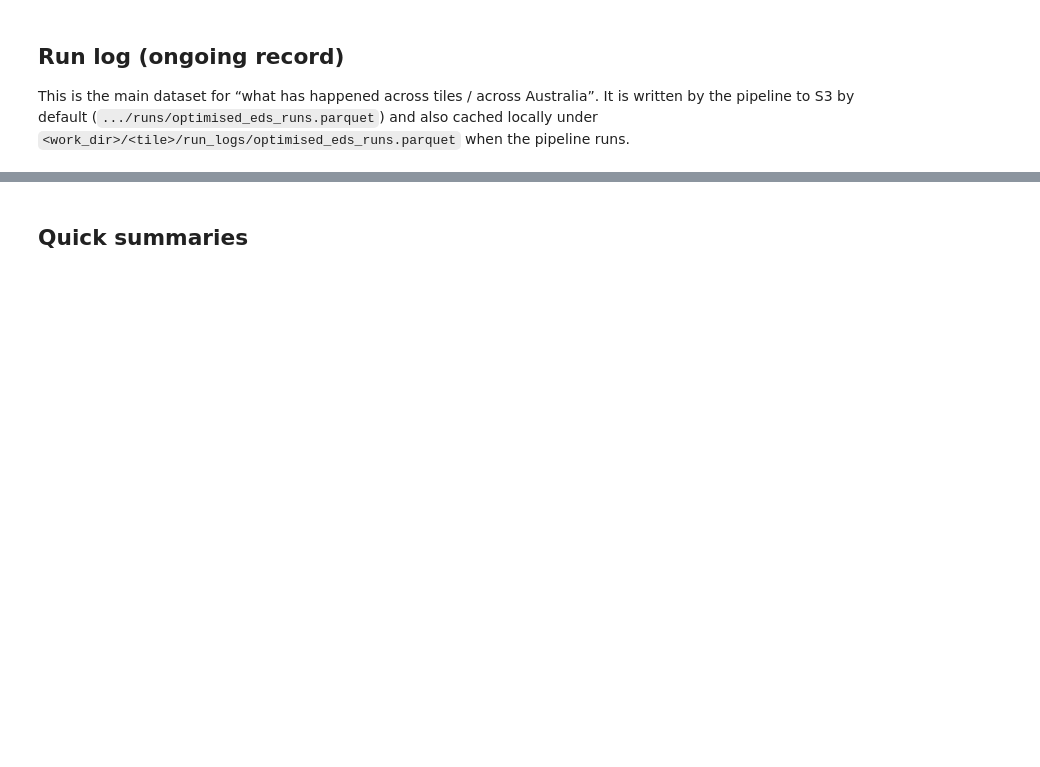
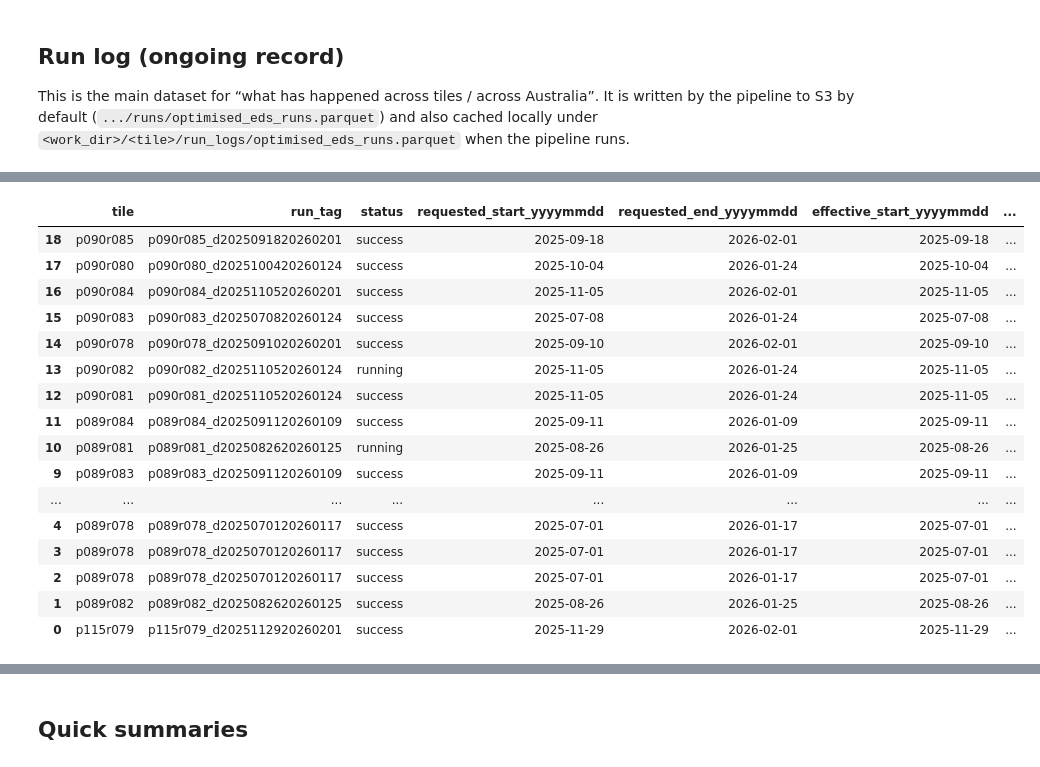
Before and after one commit to Robotmcgregor/work-easi-eds, a Jupyter notebook: notebooks/visualisation/eds_parquet_explorer.ipynb, the cells around one changed output, grey strips where cells are left out. Saved outputs shown, nothing was run; the diff lists cells and outputs as text; code cells hidden in the pictures; blank space fills up the shorter version.

```diff
--- a/notebooks/visualisation/eds_parquet_explorer.ipynb
+++ b/notebooks/visualisation/eds_parquet_explorer.ipynb
@@ -140,0 +181,20 @@ else:
+# %%
+from IPython.display import display
+
+if not run_log_uri:
+    print(
+        "No run log parquet found. "
+        "Set RUN_LOG_URI (local path or s3://...) "
+        "or point WORK_DIR at a folder containing "
+        "run_logs/optimised_eds_runs.parquet"
+    )
+    run_log_df = None
+
+else:
+    run_log_df = read_parquet_any(run_log_uri)
+
+    print("Loaded run log:", run_log_uri)
+    print("rows:", len(run_log_df))
+    print("cols:", len(run_log_df.columns))
+
+    display(run_log_df.head(5))
@@ -159,0 +239,67 @@ else:
+# %%
+import pandas as pd
+from IPython.display import display
+
+df = run_log_df.copy()
+
+# Convert timestamps
+df["started_at_utc"] = pd.to_datetime(df["started_at_utc"], errors="coerce")
+df["finished_at_utc"] = pd.to_datetime(df["finished_at_utc"], errors="coerce")
+
+# Convert YYYYMMDD strings to dates
+date_cols = [
+    "requested_start_yyyymmdd",
+    "requested_end_yyyymmdd",
+    "effective_start_yyyymmdd",
+    "effective_end_yyyymmdd",
+]
+
+for col in date_cols:
+    df[col] = pd.to_datetime(df[col].astype(str), format="%Y%m%d", errors="coerce")
+
+# Runtime duration
+df["runtime_hours"] = (
+    (df["finished_at_utc"] - df["started_at_utc"])
+    .dt.total_seconds() / 3600
+).round(2)
+
+# Select useful columns
+view_df = df[
+    [
+        "tile",
+        "run_tag",
+        "status",
+        "requested_start_yyyymmdd",
+        "requested_end_yyyymmdd",
+        "effective_start_yyyymmdd",
+        "effective_end_yyyymmdd",
+        "started_at_utc",
+        "finished_at_utc",
+        "runtime_hours",
+        "cloud_max",
+        "target_epsg",
+    ]
+].sort_values(
+    by="started_at_utc",
+    ascending=False
+)
+
+display(view_df)
+# %% [output]
+|  | tile | run_tag | status | requested_start_yyyymmdd | requested_end_yyyymmdd | effective_start_yyyymmdd | ... |
+| 18 | p090r085 | p090r085_d2025091820260201 | success | 2025-09-18 | 2026-02-01 | 2025-09-18 | ... |
+| 17 | p090r080 | p090r080_d2025100420260124 | success | 2025-10-04 | 2026-01-24 | 2025-10-04 | ... |
+| 16 | p090r084 | p090r084_d2025110520260201 | success | 2025-11-05 | 2026-02-01 | 2025-11-05 | ... |
+| 15 | p090r083 | p090r083_d2025070820260124 | success | 2025-07-08 | 2026-01-24 | 2025-07-08 | ... |
+| 14 | p090r078 | p090r078_d2025091020260201 | success | 2025-09-10 | 2026-02-01 | 2025-09-10 | ... |
+| 13 | p090r082 | p090r082_d2025110520260124 | running | 2025-11-05 | 2026-01-24 | 2025-11-05 | ... |
+| 12 | p090r081 | p090r081_d2025110520260124 | success | 2025-11-05 | 2026-01-24 | 2025-11-05 | ... |
+| 11 | p089r084 | p089r084_d2025091120260109 | success | 2025-09-11 | 2026-01-09 | 2025-09-11 | ... |
+| 10 | p089r081 | p089r081_d2025082620260125 | running | 2025-08-26 | 2026-01-25 | 2025-08-26 | ... |
+| 9 | p089r083 | p089r083_d2025091120260109 | success | 2025-09-11 | 2026-01-09 | 2025-09-11 | ... |
+| ... | ... | ... | ... | ... | ... | ... | ... |
+| 4 | p089r078 | p089r078_d2025070120260117 | success | 2025-07-01 | 2026-01-17 | 2025-07-01 | ... |
+| 3 | p089r078 | p089r078_d2025070120260117 | success | 2025-07-01 | 2026-01-17 | 2025-07-01 | ... |
+| 2 | p089r078 | p089r078_d2025070120260117 | success | 2025-07-01 | 2026-01-17 | 2025-07-01 | ... |
+| 1 | p089r082 | p089r082_d2025082620260125 | success | 2025-08-26 | 2026-01-25 | 2025-08-26 | ... |
+| 0 | p115r079 | p115r079_d2025112920260201 | success | 2025-11-29 | 2026-02-01 | 2025-11-29 | ... |
```
Also changed, not shown: parts of 29 cells of this notebook, 12 other files.
